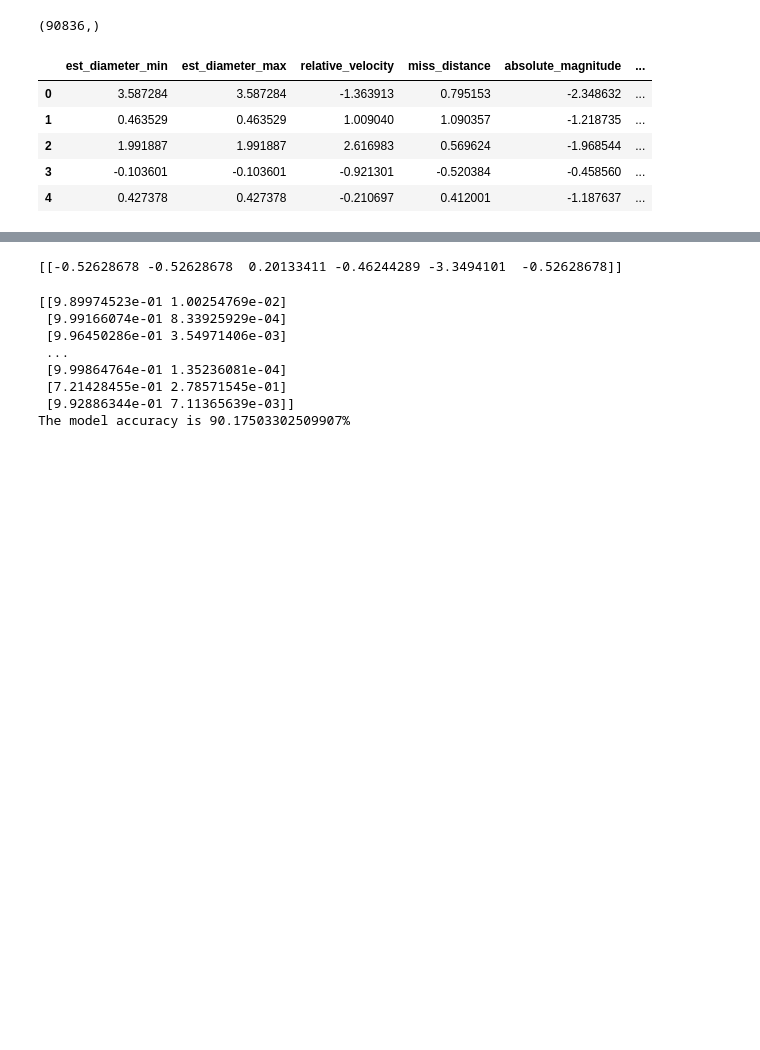
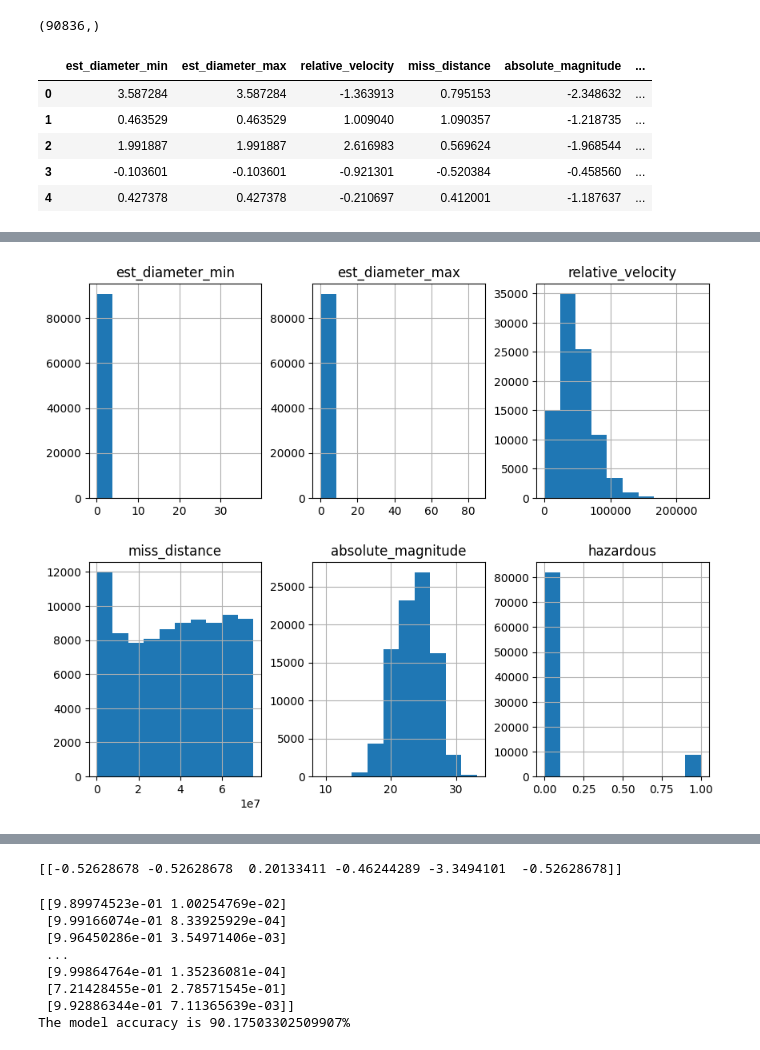
Before and after one commit to munawarali93/NASA---Near-Earth-Objects, a Jupyter notebook: NASA_near_earth_objects.ipynb, the cells around one changed output, grey strips where cells are left out. Drawn from its saved outputs; the diff is of its cells as text; code cells hidden in the pictures; blank space fills up the shorter version.

```diff
--- a/NASA_near_earth_objects.ipynb
+++ b/NASA_near_earth_objects.ipynb
@@ -101,0 +115,12 @@ X_train, X_test, y_train, y_test = train_test_split(X, y, train_size=0.8, random
+# %%
+from itertools import combinations
+
+fig, axes = plt.subplots(len(nasa.columns)//3, 3, figsize=(10, 8))
+
+i = 0
+for triaxis in axes:
+    for axis in triaxis:
+        nasa.hist(column = nasa.columns[i], bins = 10, ax=axis)
+        i = i+1
+# %% [output]
+[figure, added]
```
Also changed, not shown: parts of 28 cells of this notebook.
